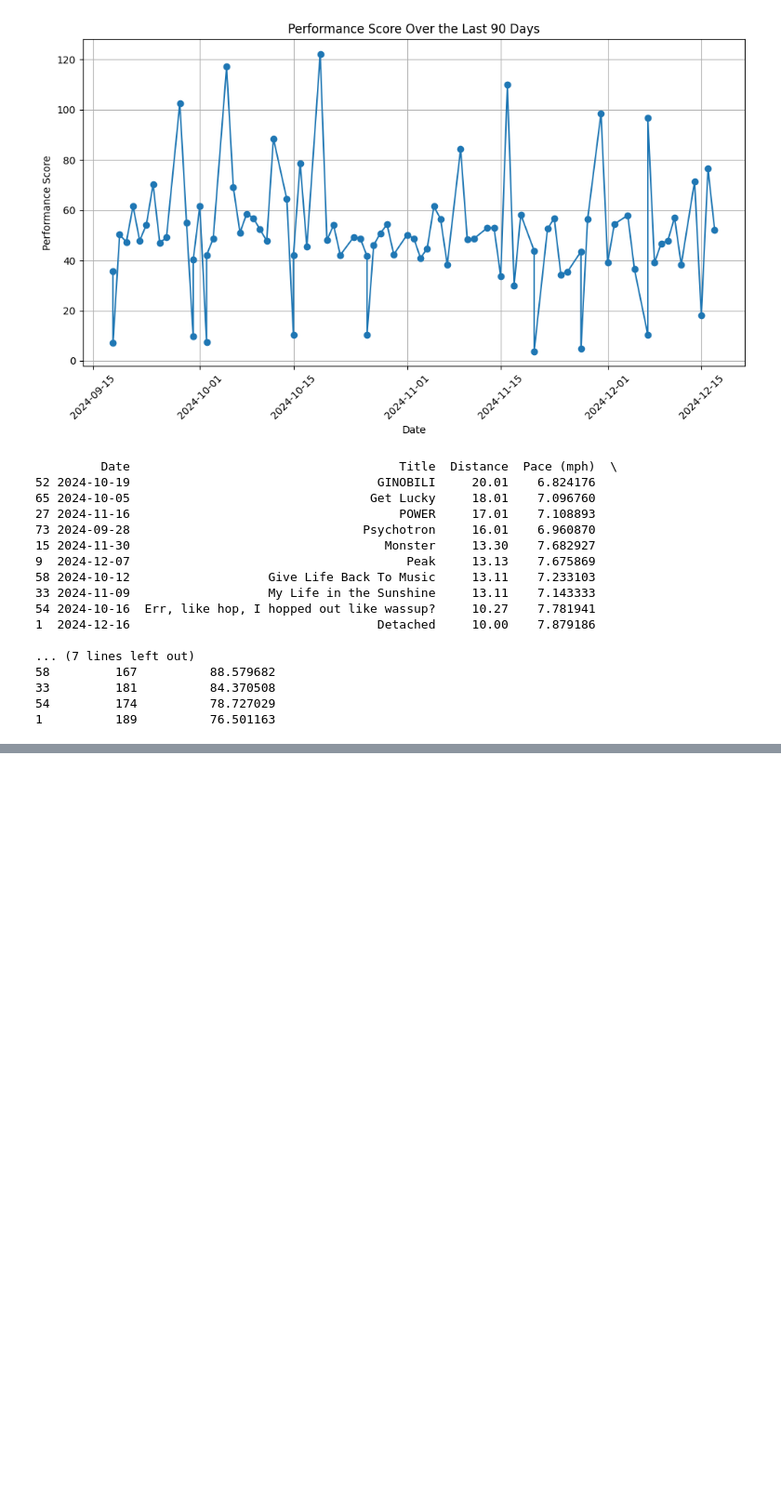
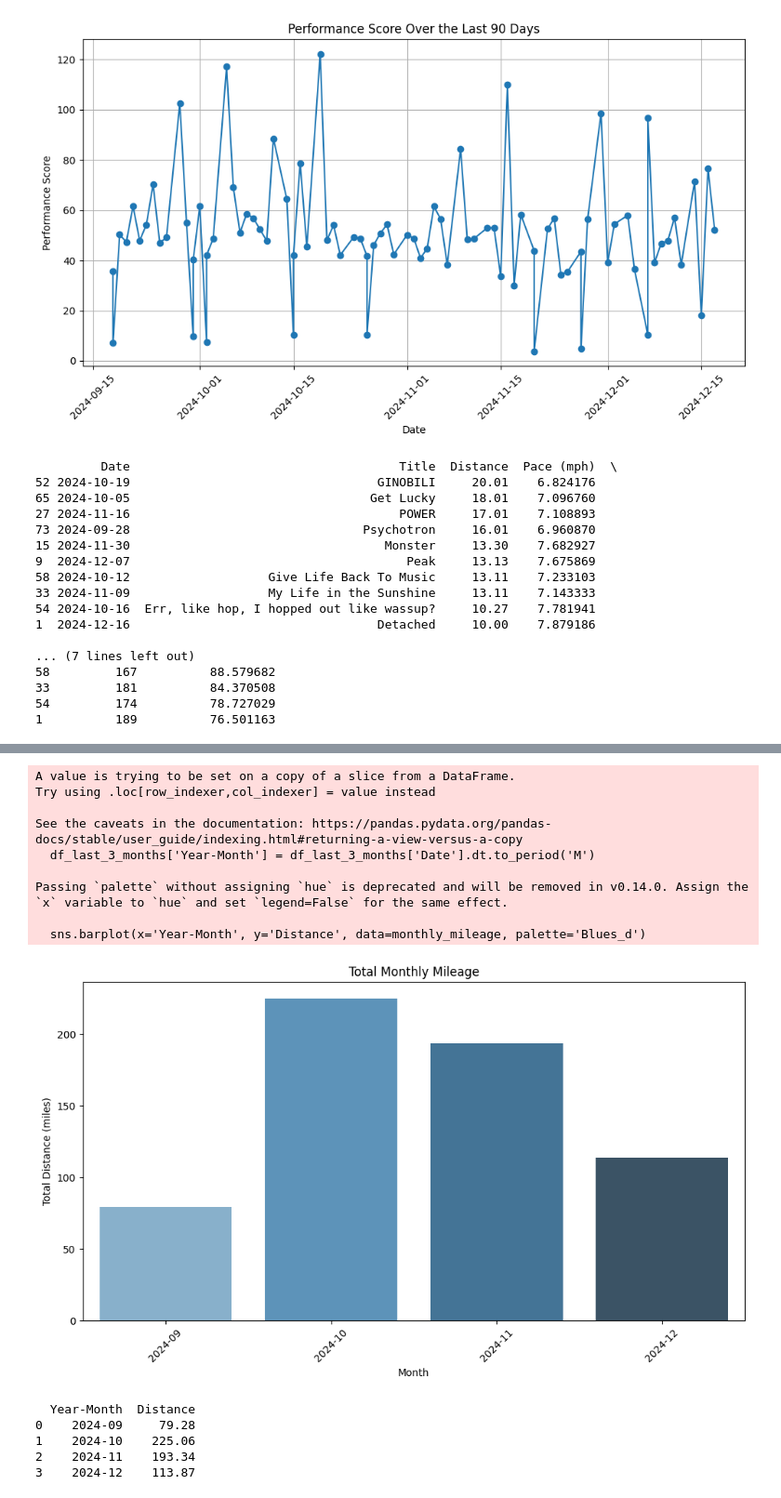
Before and after one commit to TimB21/Marathon-Training-Performance-and-Recovery-Dashboard, a Jupyter notebook: Script/Script.ipynb, the cells around one changed output, grey strips where cells are left out. Shown at 93% size. Saved outputs shown, nothing was run; the diff lists cells and outputs as text; code cells hidden in the pictures; blank space fills up the shorter version.

```diff
--- a/Script/Script.ipynb
+++ b/Script/Script.ipynb
@@ -466,3 +466,57 @@ print(daily_mileage)
+# %%
+import pandas as pd
+import matplotlib.pyplot as plt
+import seaborn as sns
+
+# Assuming df is already loaded and 'Date' is in datetime format, and 'Distance' is in numeric format
+
+# Ensure 'Distance' is in numeric format
+df['Distance'] = pd.to_numeric(df['Distance'], errors='coerce')
+
+# Drop rows with missing 'Distance' or 'Date' values
+df = df.dropna(subset=['Distance', 'Date'])
+
+# Filter data for the past 3 months
+three_months_ago = pd.to_datetime('today') - pd.DateOffset(months=3)  # Adjust to 3 months for monthly chart
+df_last_3_months = df[df['Date'] >= three_months_ago]
+
+# Extract the month and year from the 'Date' column
+df_last_3_months['Year-Month'] = df_last_3_months['Date'].dt.to_period('M')
+
+# Group by 'Year-Month' and sum the distance for each month
+monthly_mileage = df_last_3_months.groupby('Year-Month')['Distance'].sum().reset_index()
+
+# Sort by 'Year-Month'
+monthly_mileage = monthly_mileage.sort_values('Year-Month')
+
+# Plotting the monthly mileage bar chart
+plt.figure(figsize=(10, 6))
+sns.barplot(x='Year-Month', y='Distance', data=monthly_mileage, palette='Blues_d')
+plt.title('Total Monthly Mileage')
+plt.xlabel('Month')
+plt.ylabel('Total Distance (miles)')
+plt.xticks(rotation=45)
+plt.tight_layout()
+plt.show()
+
+# Optionally, print the monthly mileage data for review
+print(monthly_mileage)
+# %% [output]
+A value is trying to be set on a copy of a slice from a DataFrame.
+Try using .loc[row_indexer,col_indexer] = value instead
+
+See the caveats in the documentation: https://pandas.pydata.org/pandas-docs/stable/user_guide/indexing.html#returning-a-view-versus-a-copy
+  df_last_3_months['Year-Month'] = df_last_3_months['Date'].dt.to_period('M')
+
+Passing `palette` without assigning `hue` is deprecated and will be removed in v0.14.0. Assign the `x` variable to `hue` and set `legend=False` for the same effect.
+
+  sns.barplot(x='Year-Month', y='Distance', data=monthly_mileage, palette='Blues_d')
+[figure, added]
+  Year-Month  Distance
+0    2024-09     79.28
+1    2024-10    225.06
+2    2024-11    193.34
+3    2024-12    113.87
 # %%
 # Assuming df is already loaded and 'Date' is in datetime format, and 'Distance' is in numeric format
 
```
Also changed, not shown: parts of 17 cells of this notebook.
